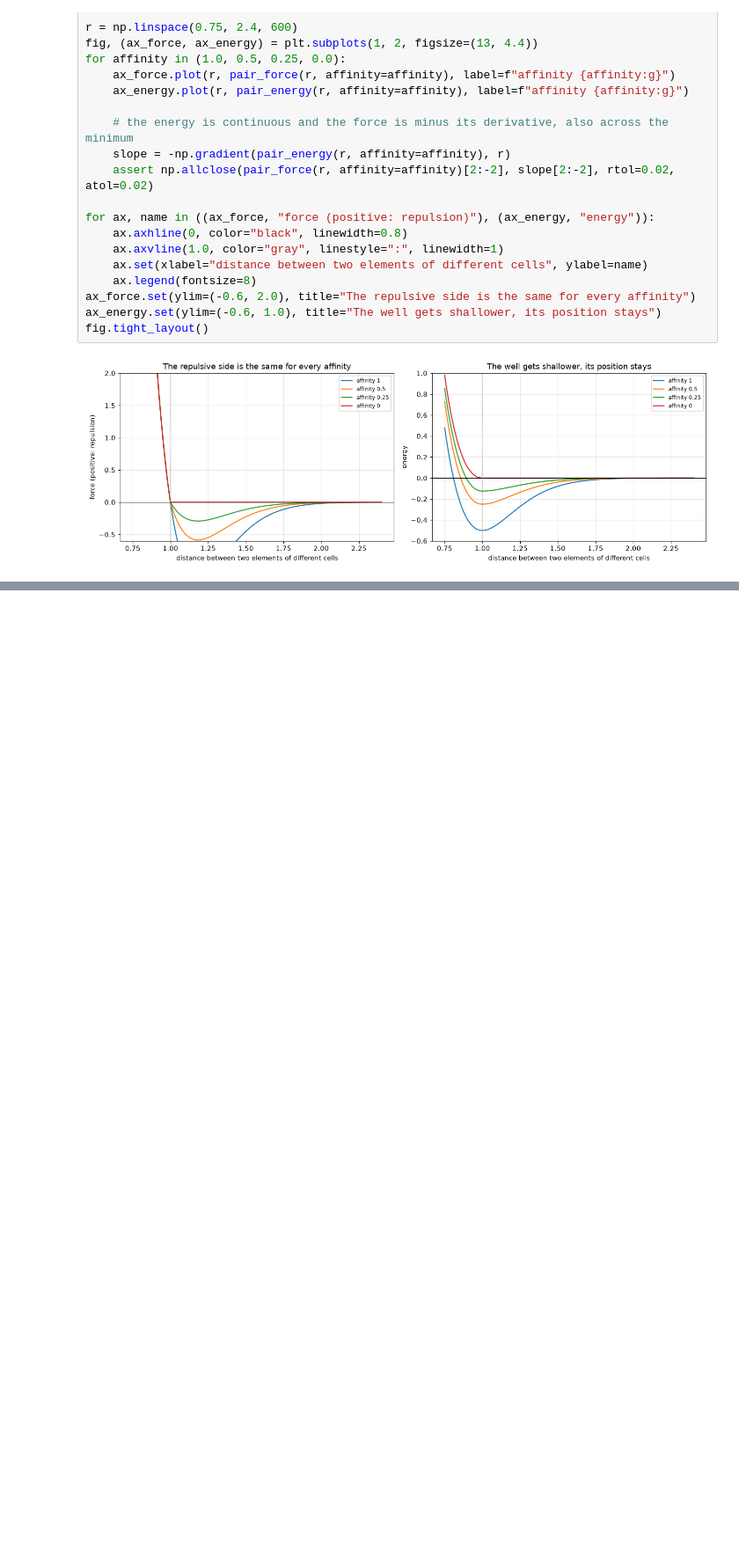
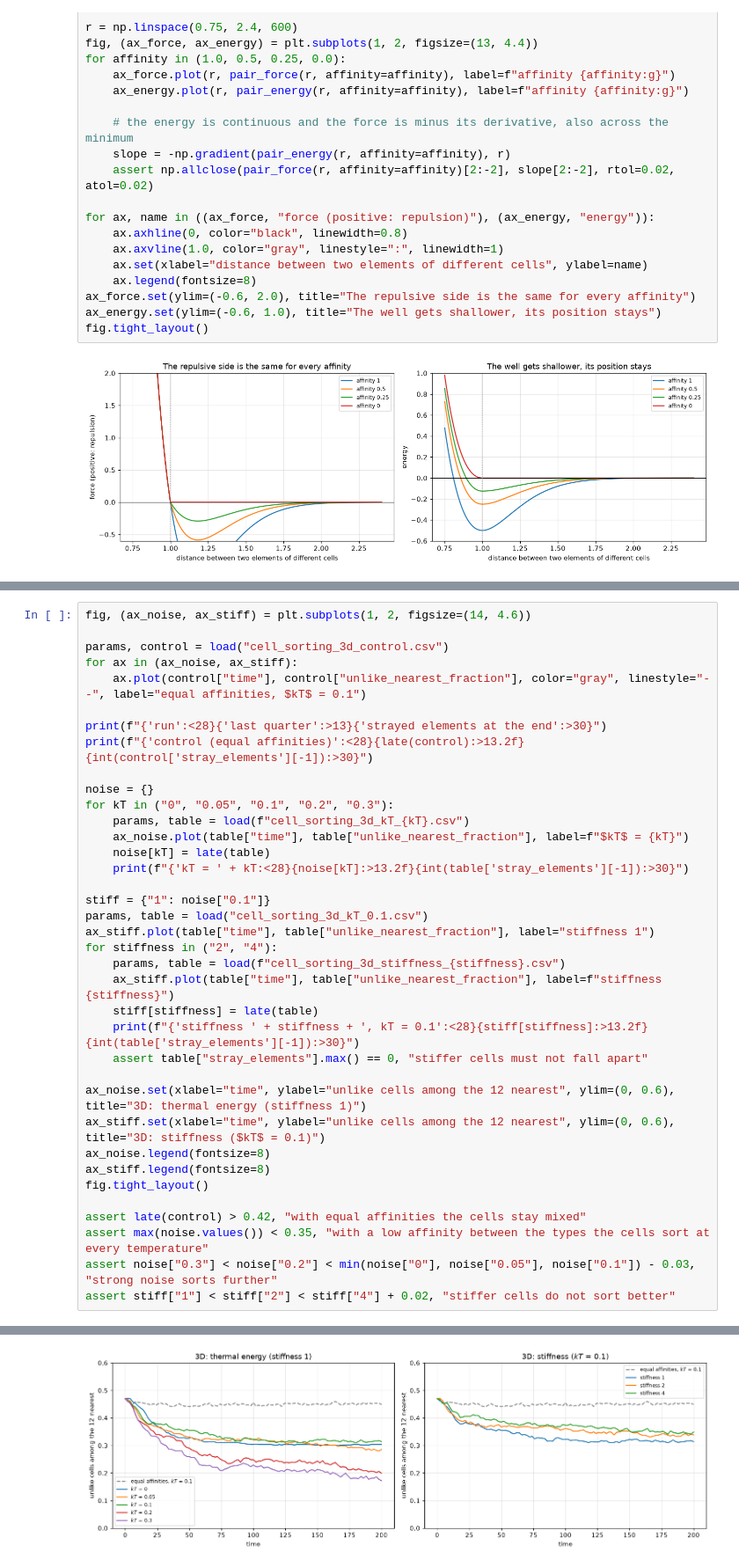
Before and after one commit to marcorusc/PhysiCore, a Jupyter notebook: mechanics/micromechanics/docs/notebooks/cell_types.ipynb, the cells around one changed output, grey strips where cells are left out. Shown at 88% size. Drawn from its saved outputs; the diff is of its cells as text; blank space fills up the shorter version.

```diff
--- a/mechanics/micromechanics/docs/notebooks/cell_types.ipynb
+++ b/mechanics/micromechanics/docs/notebooks/cell_types.ipynb
@@ -172,0 +160,38 @@ affinity  0.1: unlike contacts over the last quarter of the run 10% (random mixi
+# %%
+fig, (ax_noise, ax_stiff) = plt.subplots(1, 2, figsize=(14, 4.6))
+
+params, control = load("cell_sorting_3d_control.csv")
+for ax in (ax_noise, ax_stiff):
+    ax.plot(control["time"], control["unlike_nearest_fraction"], color="gray", linestyle="--", label="equal affinities, $kT$ = 0.1")
+
+print(f"{'run':<28}{'last quarter':>13}{'strayed elements at the end':>30}")
+print(f"{'control (equal affinities)':<28}{late(control):>13.2f}{int(control['stray_elements'][-1]):>30}")
+
+noise = {}
+for kT in ("0", "0.05", "0.1", "0.2", "0.3"):
+    params, table = load(f"cell_sorting_3d_kT_{kT}.csv")
+    ax_noise.plot(table["time"], table["unlike_nearest_fraction"], label=f"$kT$ = {kT}")
+    noise[kT] = late(table)
+    print(f"{'kT = ' + kT:<28}{noise[kT]:>13.2f}{int(table['stray_elements'][-1]):>30}")
+
+stiff = {"1": noise["0.1"]}
+params, table = load("cell_sorting_3d_kT_0.1.csv")
+ax_stiff.plot(table["time"], table["unlike_nearest_fraction"], label="stiffness 1")
+for stiffness in ("2", "4"):
+    params, table = load(f"cell_sorting_3d_stiffness_{stiffness}.csv")
+    ax_stiff.plot(table["time"], table["unlike_nearest_fraction"], label=f"stiffness {stiffness}")
+    stiff[stiffness] = late(table)
+    print(f"{'stiffness ' + stiffness + ', kT = 0.1':<28}{stiff[stiffness]:>13.2f}{int(table['stray_elements'][-1]):>30}")
+    assert table["stray_elements"].max() == 0, "stiffer cells must not fall apart"
+
+ax_noise.set(xlabel="time", ylabel="unlike cells among the 12 nearest", ylim=(0, 0.6), title="3D: thermal energy (stiffness 1)")
+ax_stiff.set(xlabel="time", ylabel="unlike cells among the 12 nearest", ylim=(0, 0.6), title="3D: stiffness ($kT$ = 0.1)")
+ax_noise.legend(fontsize=8)
+ax_stiff.legend(fontsize=8)
+fig.tight_layout()
+
+assert late(control) > 0.42, "with equal affinities the cells stay mixed"
+assert max(noise.values()) < 0.35, "with a low affinity between the types the cells sort at every temperature"
+assert noise["0.3"] < noise["0.2"] < min(noise["0"], noise["0.05"], noise["0.1"]) - 0.03, "strong noise sorts further"
+assert stiff["1"] < stiff["2"] < stiff["4"] + 0.02, "stiffer cells do not sort better"
+# %% [output]
@@ -172,0 +207 @@ affinity  0.1: unlike contacts over the last quarter of the run 10% (random mixi
+[figure, added]
```
Also changed, not shown: parts of 9 cells of this notebook, 12 other files.
